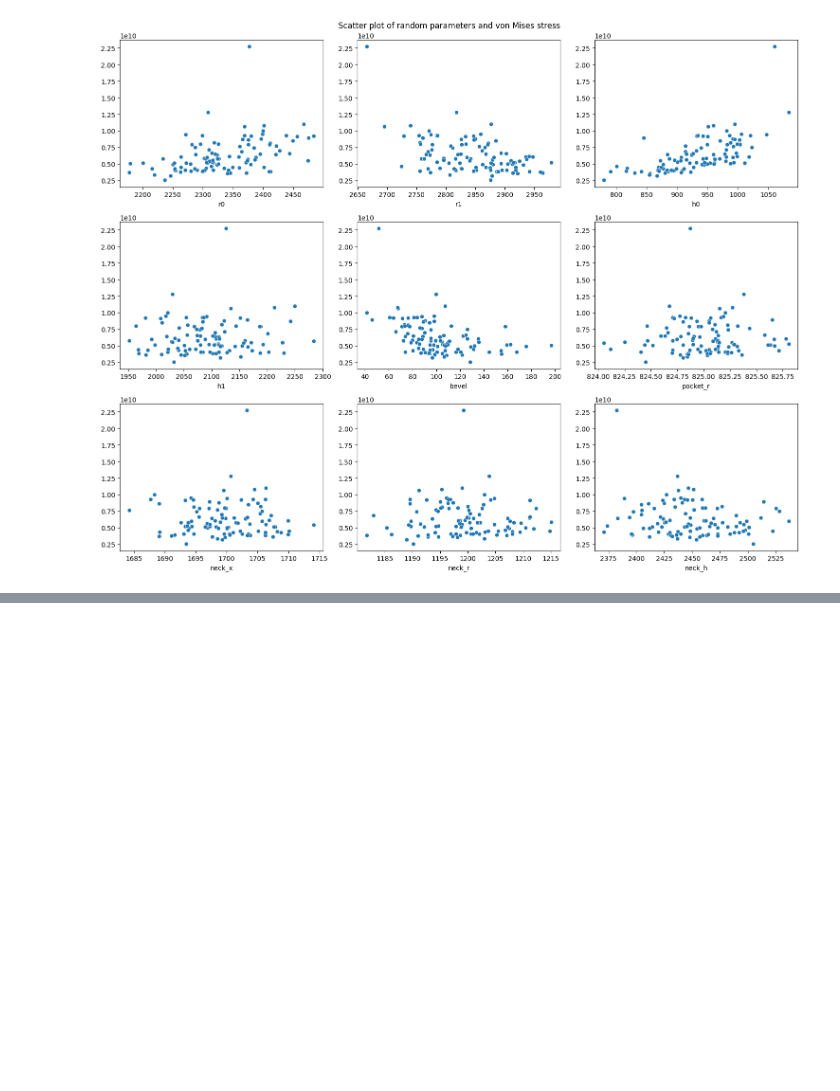
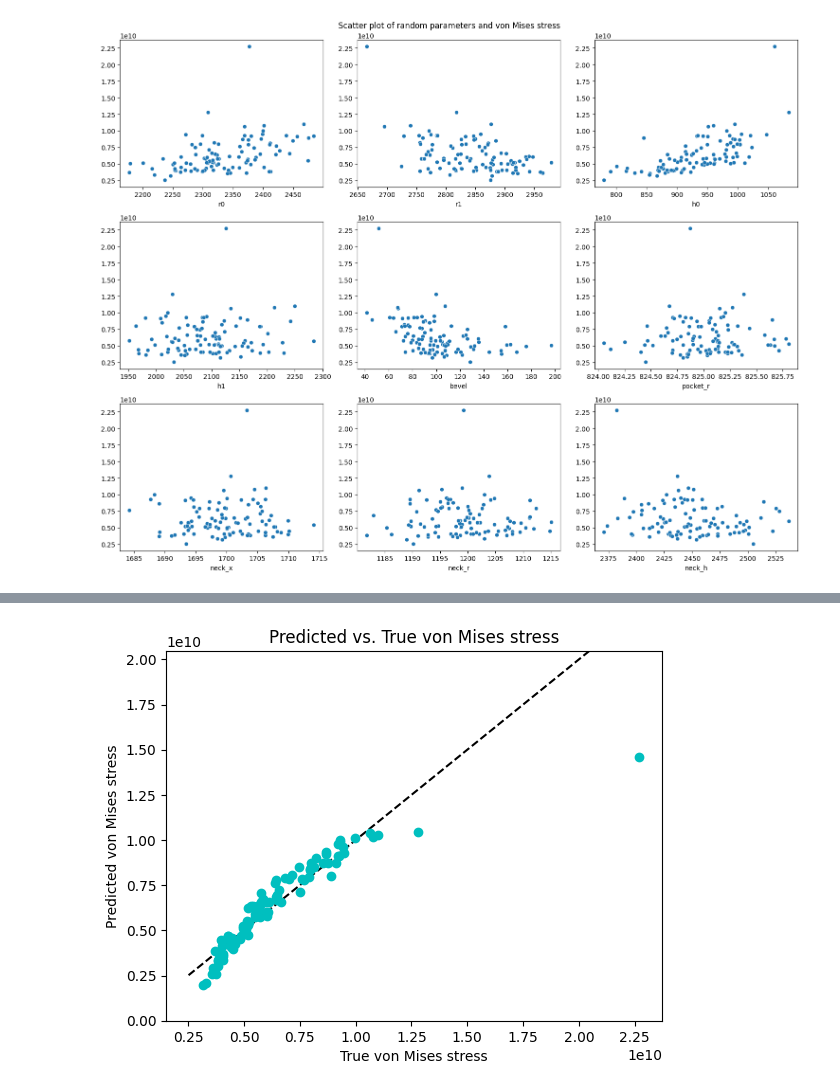
Before and after one commit to gyakusu/Mophing, a Jupyter notebook: python/FEM_analysis.ipynb, the cells around one changed output, grey strips where cells are left out. Cells and saved outputs as stored; diff of their text form; code cells hidden in the pictures; blank space fills up the shorter version.

```diff
--- a/python/FEM_analysis.ipynb
+++ b/python/FEM_analysis.ipynb
@@ -63,0 +103,11 @@ plt.show()
+# %%
+mises_sort = np.sort(mises_array)
+plt.plot(mises_sort, mises_sort, 'k--')
+plt.plot(mises_array, y_predict, 'co')
+plt.title('Predicted vs. True von Mises stress')
+plt.xlabel('True von Mises stress')
+plt.ylabel('Predicted von Mises stress')
+plt.ylim(0, 1.4 * np.max(y_predict))
+plt.show()
+# %% [output]
+[figure, added]
```
Also changed, not shown: parts of 8 cells of this notebook, 1 other file.
